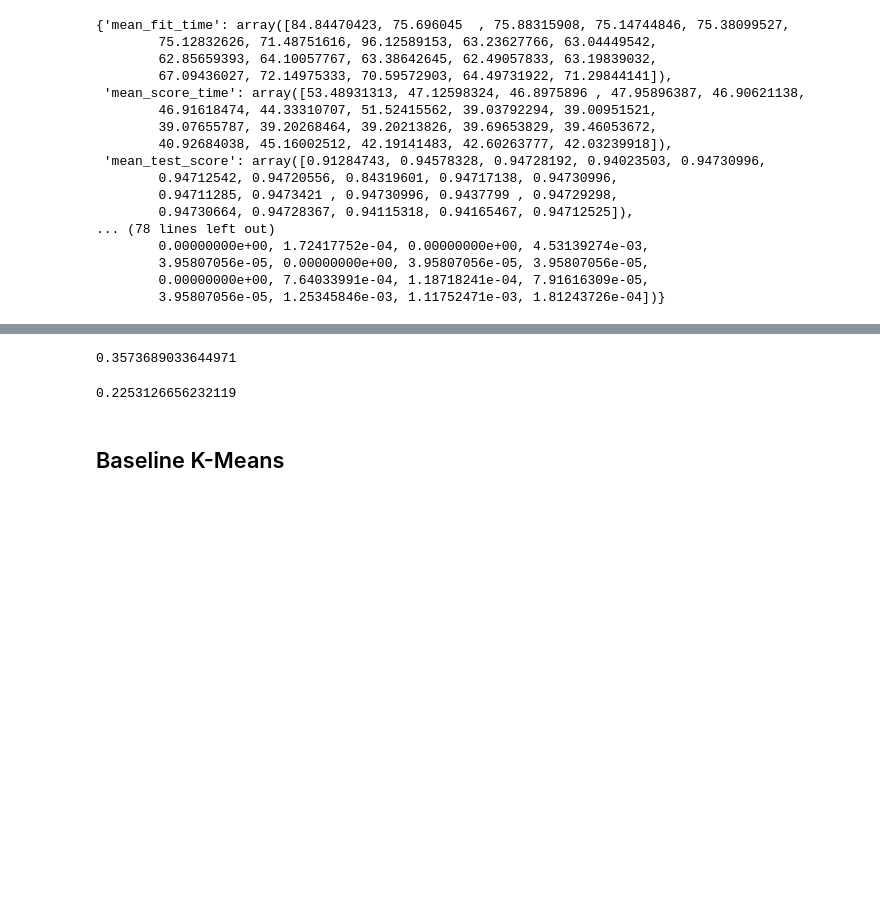
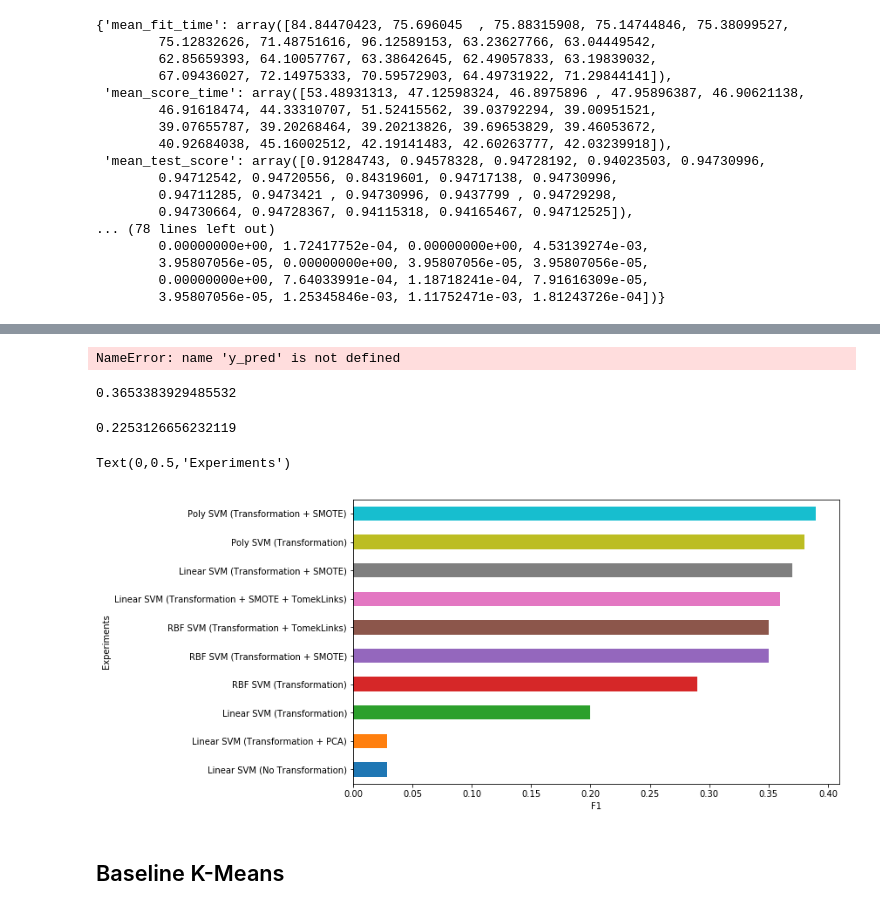
Before and after one commit to itaher1995/CS6220_Final_Project, a Jupyter notebook: FMA-TAHER.ipynb, the cells around one changed output, grey strips where cells are left out. Cells and saved outputs as stored; diff of their text form; code cells hidden in the pictures; blank space fills up the shorter version.

```diff
--- a/FMA-TAHER.ipynb
+++ b/FMA-TAHER.ipynb
@@ -289,10 +391,14 @@ print(rs.best_score_)
 # %%
-model = SVC(C=rs.best_params_['C'])
+model = SVC(C=1)
 model.fit(X_tl,y_tl)
 y_pred1=model.predict(X_test)
-f1_score(y_true=y_test,y_pred=y_pred,average='macro')
+f1_score(y_true=y_test,y_pred=y_pred1,average='macro')
 # %% [output]
-0.3573689033644971
+NameError: name 'y_pred' is not defined
+# %%
+f1_score(y_true=y_test,y_pred=y_pred1,average='macro')
+# %% [output]
+0.3653383929485532
 # %%
 model = SVC()
 model.fit(X_train,y_train)
@@ -300,6 +406,26 @@ y_pred2=model.predict(X_test)
 f1_score(y_true=y_test,y_pred=y_pred,average='macro')
 # %% [output]
 0.2253126656232119
+# %%
+svmResults = {'Linear SVM (No Transformation)':0.029,
+             'Linear SVM (Transformation)':0.20,
+             'Linear SVM (Transformation + PCA)':0.029,
+             'Linear SVM (Transformation + SMOTE)': 0.37,
+             'Linear SVM (Transformation + SMOTE + TomekLinks)': 0.36,
+             'RBF SVM (Transformation + SMOTE)': 0.35,
+             'RBF SVM (Transformation)': 0.29,
+             'RBF SVM (Transformation + TomekLinks)':0.35,
+             'Poly SVM (Transformation)': 0.38,
+             'Poly SVM (Transformation + SMOTE)': 0.39}
+
+svmResults = pd.Series(svmResults)
+plt.figure(figsize=(10,6))
+svmResults.sort_values().plot(kind='barh')
+plt.xlabel('F1')
+plt.ylabel('Experiments')
+# %% [output]
+Text(0,0.5,'Experiments')
+[figure, added]
 # %% [markdown]
 ## Baseline K-Means
 # %%
```
Also changed, not shown: parts of 22 cells of this notebook, 2 other files.
